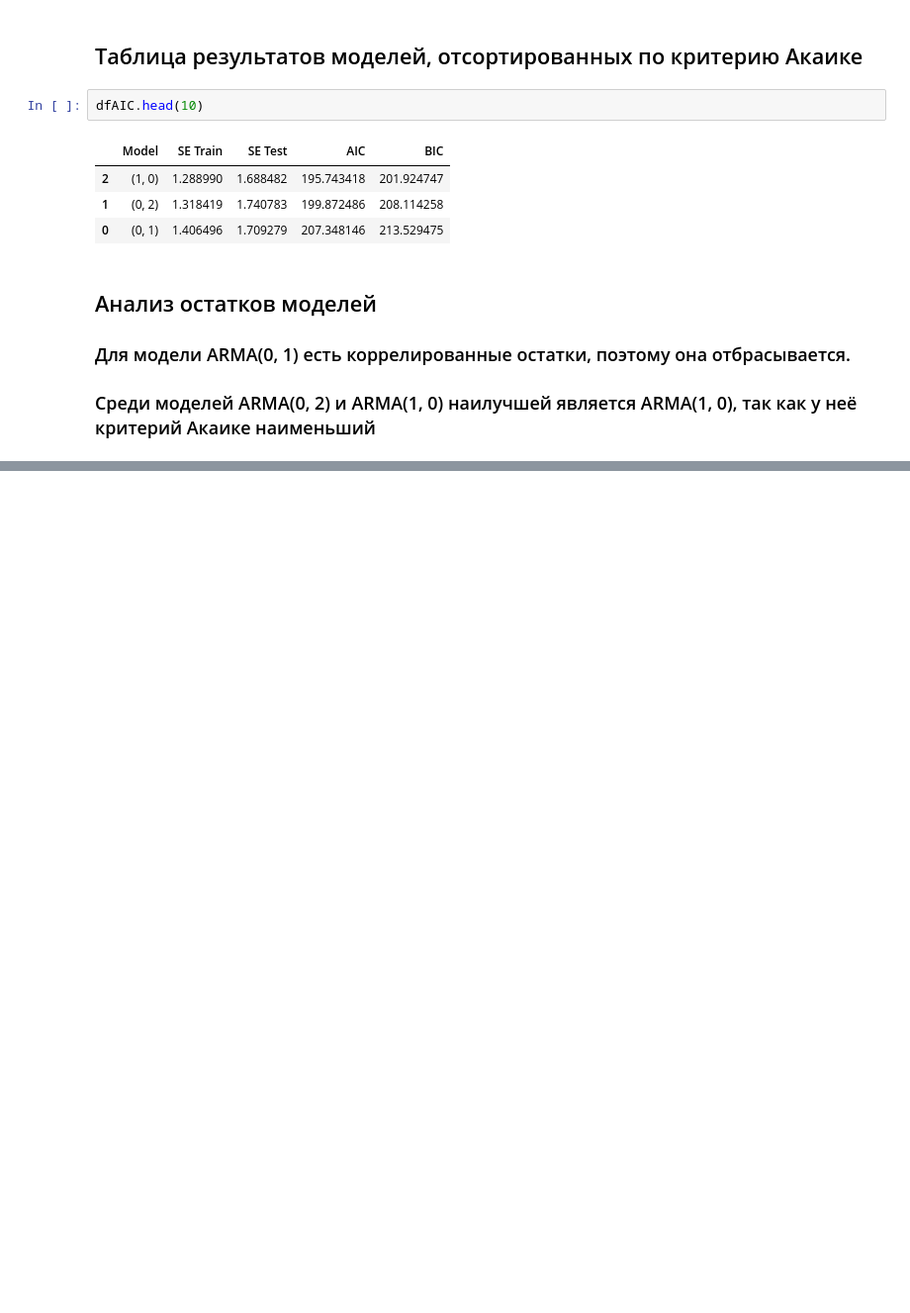
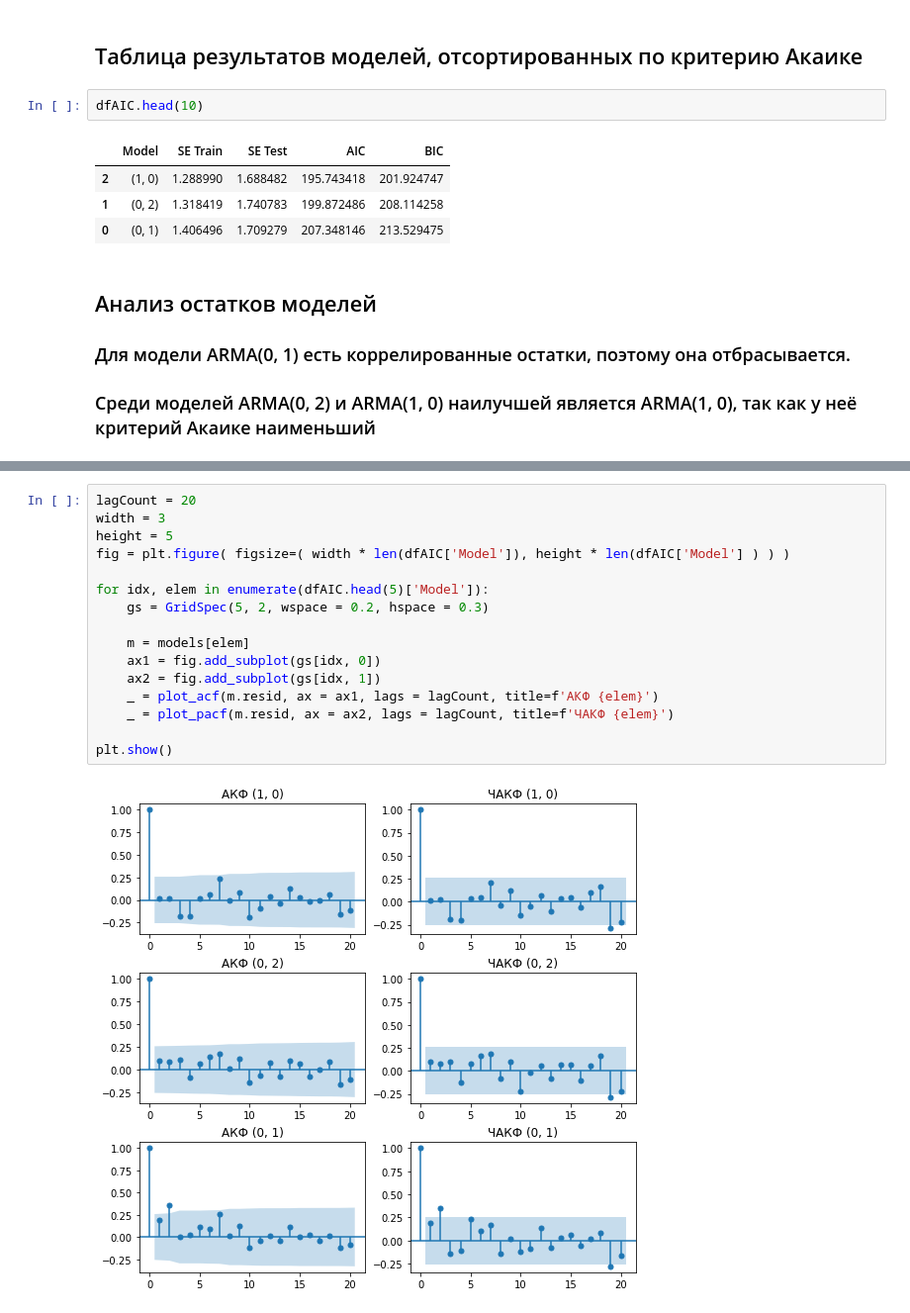
Before and after one commit to EkT1oN/tris, a Jupyter notebook: lab1.ipynb, the cells around one changed output, grey strips where cells are left out. Shown at 99% size. Drawn from its saved outputs; the diff is of its cells as text; blank space fills up the shorter version.

```diff
--- a/lab1.ipynb
+++ b/lab1.ipynb
@@ -172,0 +173,18 @@ ARMA(1, 0)
+# %%
+lagCount = 20
+width = 3
+height = 5
+fig = plt.figure( figsize=( width * len(dfAIC['Model']), height * len(dfAIC['Model'] ) ) )
+
+for idx, elem in enumerate(dfAIC.head(5)['Model']):
+    gs = GridSpec(5, 2, wspace = 0.2, hspace = 0.3)
+
+    m = models[elem]
+    ax1 = fig.add_subplot(gs[idx, 0])
+    ax2 = fig.add_subplot(gs[idx, 1])
+    _ = plot_acf(m.resid, ax = ax1, lags = lagCount, title=f'АКФ {elem}')
+    _ = plot_pacf(m.resid, ax = ax2, lags = lagCount, title=f'ЧАКФ {elem}')
+
+plt.show()
+# %% [output]
+[figure, added]
```
Also changed, not shown: parts of 10 cells of this notebook, 1 other file.
